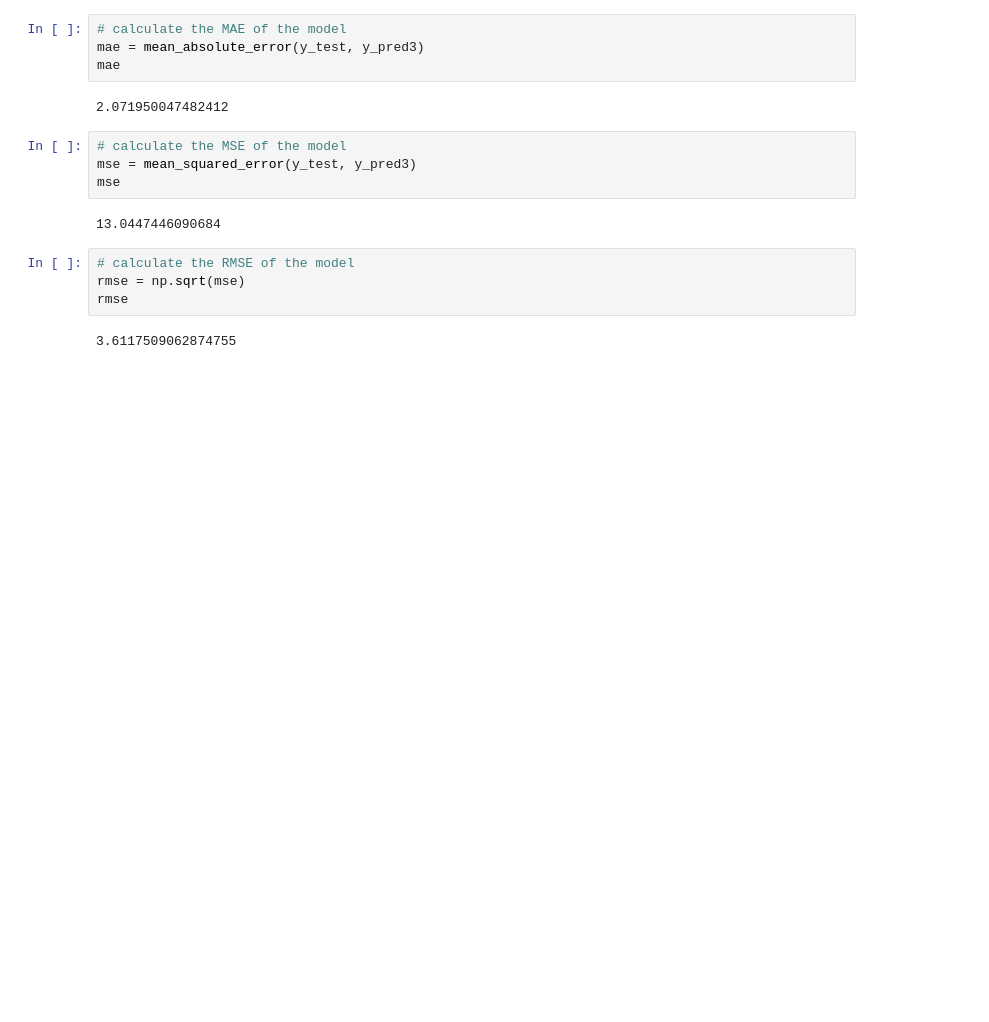
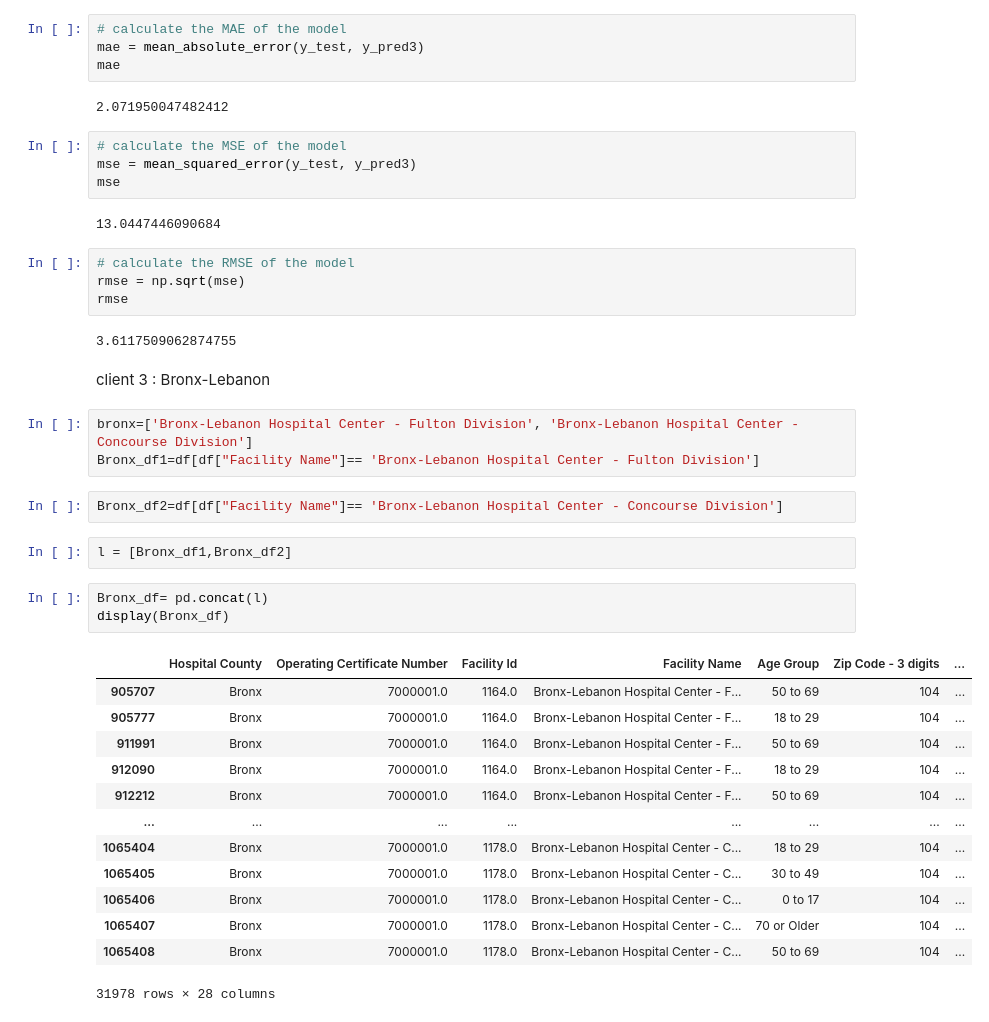
Before and after one commit to MohamedIBnOmar/Hospital-patients-length-of-stay-prediction, a Jupyter notebook: length-of-stay.ipynb, the cells around one changed output. Drawn from its saved outputs; the diff is of its cells as text; blank space fills up the shorter version.

```diff
--- a/length-of-stay.ipynb
+++ b/length-of-stay.ipynb
@@ -1861,3 +1861,29 @@ rmse = np.sqrt(mse)
 rmse
 # %% [output]
 3.6117509062874755
+# %% [markdown]
+client 3 : Bronx-Lebanon
+# %%
+bronx=['Bronx-Lebanon Hospital Center - Fulton Division', 'Bronx-Lebanon Hospital Center - Concourse Division']
+Bronx_df1=df[df["Facility Name"]== 'Bronx-Lebanon Hospital Center - Fulton Division']
+# %%
+Bronx_df2=df[df["Facility Name"]== 'Bronx-Lebanon Hospital Center - Concourse Division']
+# %%
+l = [Bronx_df1,Bronx_df2]
+# %%
+Bronx_df= pd.concat(l)
+display(Bronx_df)
+# %% [output]
+|  | Hospital County | Operating Certificate Number | Facility Id | Facility Name | Age Group | Zip Code - 3 digits | ... |
+| 905707 | Bronx | 7000001.0 | 1164.0 | Bronx-Lebanon Hospital Center - F... | 50 to 69 | 104 | ... |
+| 905777 | Bronx | 7000001.0 | 1164.0 | Bronx-Lebanon Hospital Center - F... | 18 to 29 | 104 | ... |
+| 911991 | Bronx | 7000001.0 | 1164.0 | Bronx-Lebanon Hospital Center - F... | 50 to 69 | 104 | ... |
+| 912090 | Bronx | 7000001.0 | 1164.0 | Bronx-Lebanon Hospital Center - F... | 18 to 29 | 104 | ... |
+| 912212 | Bronx | 7000001.0 | 1164.0 | Bronx-Lebanon Hospital Center - F... | 50 to 69 | 104 | ... |
+| ... | ... | ... | ... | ... | ... | ... | ... |
+| 1065404 | Bronx | 7000001.0 | 1178.0 | Bronx-Lebanon Hospital Center - C... | 18 to 29 | 104 | ... |
+| 1065405 | Bronx | 7000001.0 | 1178.0 | Bronx-Lebanon Hospital Center - C... | 30 to 49 | 104 | ... |
+| 1065406 | Bronx | 7000001.0 | 1178.0 | Bronx-Lebanon Hospital Center - C... | 0 to 17 | 104 | ... |
+| 1065407 | Bronx | 7000001.0 | 1178.0 | Bronx-Lebanon Hospital Center - C... | 70 or Older | 104 | ... |
+| 1065408 | Bronx | 7000001.0 | 1178.0 | Bronx-Lebanon Hospital Center - C... | 50 to 69 | 104 | ... |
+31978 rows × 28 columns
```
Also changed, not shown: parts of 25 cells of this notebook.
